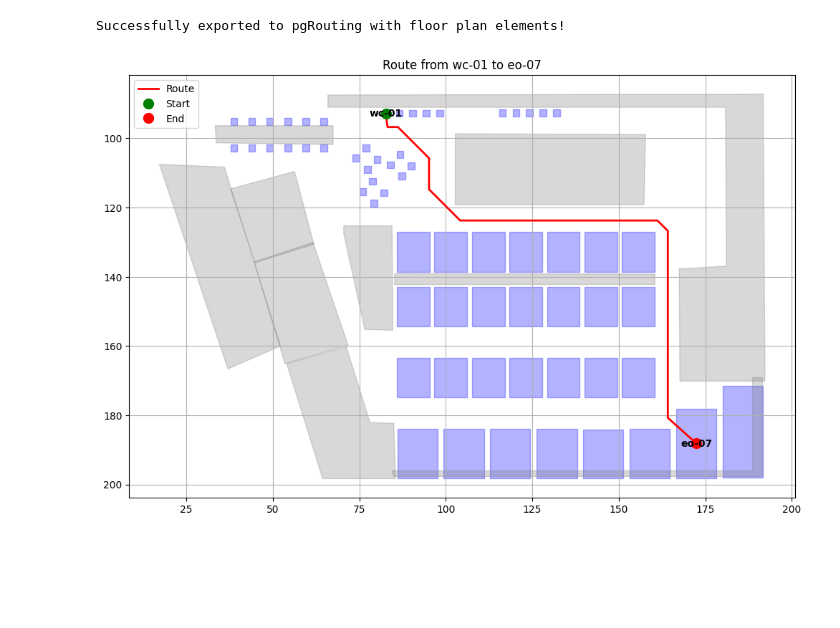
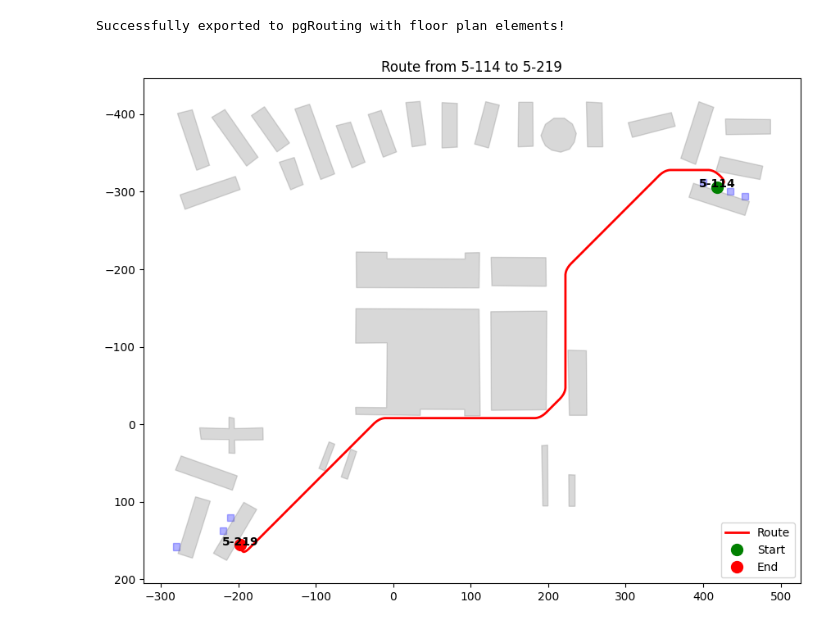
Before and after one commit to ShawInnes/learn-svgrouting, a Jupyter notebook: route-extractor.ipynb, the cells around one changed output. Drawn from its saved outputs; the diff is of its cells as text; code cells hidden in the pictures; blank space fills up the shorter version.

```diff
--- a/route-extractor.ipynb
+++ b/route-extractor.ipynb
@@ -1,7 +1,7 @@
 # %%
 # Fix the SVG content by declaring the 'inkscape' namespace properly
 # Read the SVG content from file
-with open('data/floorplan.svg', 'r') as file:
+with open('data/level5.svg', 'r') as file:
     svg_content = file.read()
 # %%
 # Parse SVG and extract elements
@@ -120,7 +111,7 @@ def extract_desks(svg_root):
             cx = float(c.attrib.get("cx"))
             cy = float(c.attrib.get("cy"))
             r = float(c.attrib.get("r"))
-            desk_id = c.attrib.get("id", None)  # Get the id attribute
+            desk_id = c.attrib.get(f"{{{ns['inkscape']}}}label", None)
             points = [
                 (cx - r, cy - r),  # top left
                 (cx + r, cy - r),  # top right
@@ -131,18 +122,19 @@ def extract_desks(svg_root):
             desks.append((Polygon(points), desk_id))  # Return tuple of (polygon, id)
         for r in g.findall(".//svg:rect", ns):
             desk_poly = parse_rect_with_rotation(r)
-            desk_id = r.attrib.get("id", None)  # Get the id attribute
+            desk_id = c.attrib.get(f"{{{ns['inkscape']}}}label", None)
             desks.append((desk_poly, desk_id))  # Return tuple of (polygon, id)
         for path in g.findall(".//svg:path", ns):
             d_attr = path.attrib.get("d", "")
             polygon = parse_path(d_attr)
-            desk_id = path.attrib.get("id", None)  # Get the id attribute
+            desk_id = c.attrib.get(f"{{{ns['inkscape']}}}label", None)
             if polygon:
                 desks.append((polygon, desk_id))  # Return tuple of (polygon, id)
     return desks
 # %%
 from shapely.geometry import Polygon
 import re
+from shapely.ops import unary_union
 
 
 def extract_obstacles_with_full_path_support(svg_root):
@@ -153,6 +145,14 @@ def extract_obstacles_with_full_path_support(svg_root):
             polygon = parse_path(d_attr)
             if polygon:
                 obstacles.append(polygon)
+
+    if obstacles:
+        merged_obstacles = unary_union(obstacles)
+        if merged_obstacles.geom_type == 'Polygon':
+            return [merged_obstacles]
+        elif merged_obstacles.geom_type == 'MultiPolygon':
+            return list(merged_obstacles.geoms)
+
     return obstacles
 # %%
 floor = extract_floor_plan(root)
@@ -175,16 +182,12 @@ fig, ax = plt.subplots(figsize=(6, 6))
 for desk, desk_id in desks:
     x, y = desk.exterior.xy
     ax.fill(x, y, color='blue', alpha=0.8)
-    if desk_id:
-        ax.text(desk.centroid.x, desk.centroid.y, desk_id, fontsize=9, color='white', ha='center', va='center')
 
 for poly in obstacles:
     x, y = poly.exterior.xy
     ax.fill(x, y, color='gray', alpha=0.8)
 
 ax.set_title("Rectangular Desks and Obstacles from SVG")
-ax.set_xlim(12, 200)
-ax.set_ylim(80, 205)
 ax.set_aspect('equal')
 ax.grid(True)
 plt.gca().invert_yaxis()
@@ -671,43 +725,43 @@ def _parse_point_text(point_text):
     return (float(coords[0]), float(coords[1]))
 # %%
 
-SOURCE = 'wc-01'
-DESTINATION = 'eo-07'
+SOURCE = '5-114'
+DESTINATION = '5-219'
 
 # Calculate and plot the route
-route_coords = find_route_between_desks(SOURCE, DESTINATION)
+route_coords = find_route_between_desks(SOURCE, DESTINATION, smooth_iterations=3)
 
 if route_coords:
     # Plot everything as before
     fig, ax = plt.subplots(figsize=(12, 8))
 
     # Plot desks
     for desk, desk_id in desks:
         x, y = desk.exterior.xy
         ax.fill(x, y, color='blue', alpha=0.3)
         if desk_id and (desk_id == SOURCE or desk_id == DESTINATION):
-            ax.text(desk.centroid.x, desk.centroid.y, desk_id, fontsize=10, ha='center', va='center', weight='bold')
+            ax.text(desk.centroid.x, desk.centroid.y - 4, desk_id, fontsize=10, ha='center', va='center', weight='bold')
 
     # Plot obstacles
     for poly in obstacles:
         x, y = poly.exterior.xy
         ax.fill(x, y, color='gray', alpha=0.3)
 
     # Plot the route
     route_x, route_y = zip(*route_coords)
     ax.plot(route_x, route_y, 'r-', linewidth=2, label='Route')
 
     # Highlight start and end points
     ax.plot(route_x[0], route_y[0], 'go', markersize=10, label='Start')
     ax.plot(route_x[-1], route_y[-1], 'ro', markersize=10, label='End')
 
     ax.set_title(f"Route from {SOURCE} to {DESTINATION}")
     ax.legend()
     ax.set_aspect('equal')
-    ax.grid(True)
+    ax.grid(False)
     plt.gca().invert_yaxis()
     plt.show()
 else:
     print("Could not find a route between the specified desks")
 # %% [output]
-[figure, old version]
+[figure, new version]
```
Also changed, not shown: parts of 13 cells of this notebook, 2 other files.
